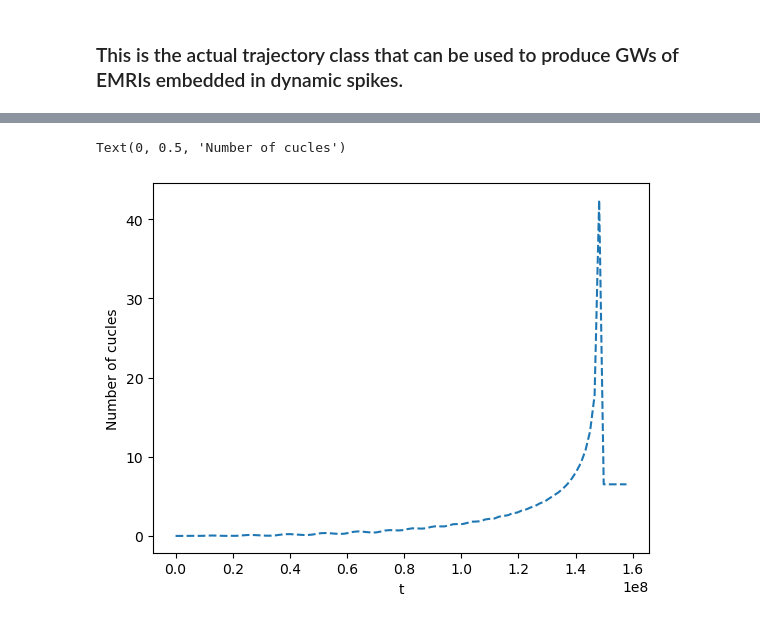
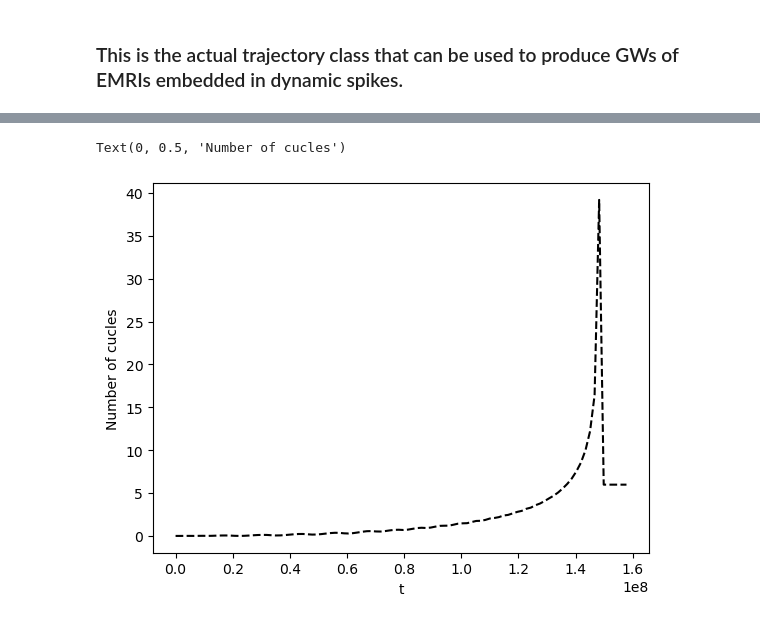
Before and after one commit to IsminiAndrianou/EMRIs-and-DM-spikes, a Jupyter notebook: trajectory_GW_test_final.ipynb, the cells around one changed output, grey strips where cells are left out. Saved outputs shown, nothing was run; the diff lists cells and outputs as text; code cells hidden in the pictures.

```diff
--- a/trajectory_GW_test_final.ipynb
+++ b/trajectory_GW_test_final.ipynb
@@ -201,7 +567,6 @@ def spike_evolution(p0, e0, t0, p, e, t, M, mu, rho_sp, r_sp, gamma_init, DMS =
     # make sure to use functions of ecc_rel_HaloFeedback.py
 
     # unit conversions
-    #G_N = 4.3021937e-3
     pc_to_km = 3.08567758149137e13
 
     SPEED_CUT = True
@@ -235,9 +600,9 @@ def spike_evolution(p0, e0, t0, p, e, t, M, mu, rho_sp, r_sp, gamma_init, DMS =
     elif N_orb >= 1000 and N_orb < 10000:
         orbits_per_step = 100
     elif N_orb >= 100 and N_orb < 1000:
-        orbits_per_step = 50
+        orbits_per_step = 10
     else:
-        orbits_per_step = 10
+        orbits_per_step = 1
 
     N_step = int(N_orb / orbits_per_step)
 
@@ -303,8 +668,27 @@ def spike_evolution(p0, e0, t0, p, e, t, M, mu, rho_sp, r_sp, gamma_init, DMS =
 
     r_apo = r_list[r_apo_ind]
     rho_apo_init = rho_list[0, r_apo_ind]
+    print('rho_apo_init = ', rho_apo_init)
     rho_apo_evol = rho_list[-2, r_apo_ind]
+    print('rho_apo_evol = ', rho_apo_evol)
+    drho = np.abs(rho_apo_init-rho_apo_evol)
 
-    gamma_evol = np.log(rho_apo_evol/rho_apo_init) / np.log(r_sp/r_apo) + gamma_init
+    gamma_temp = (np.log((r_sp/r_apo)**gamma_init - (drho/rho_sp))) / (np.log(r_sp/r_apo))
+    dgamma = ((drho / (rho_sp * gamma_init)) * (r_sp / r_apo)**(1 - gamma_init))
+
+    gamma_evol = np.log(rho_apo_evol/rho_sp) / np.log(r_sp/r_apo)
+    if gamma_evol <= 1:
+        gamma_evol = 1.00000001
+
+    # gamma_evol = gamma_init / gamma_temp
+    # gamma_evol = dgamma / np.abs(gamma_init - gamma_temp)
+    print('gamma_evol', gamma_evol)
+
+    # gamma_evol = (np.log((r_sp/r_apo)**gamma_init - (drho/rho_sp))) / (np.log(r_sp/r_apo))
+    # gamma_evol = gamma_init - np.log((1 + (drho / rho_apo_evol)) / (r_sp/r_apo))
+    # gamma_evol = np.log(rho_apo_evol/rho_apo_init) / np.log(r_sp/r_apo) + gamma_init
+
+    rho_apo_gamma_evol = rho_sp * (r_sp / r_apo)**gamma_evol
+    print('rho_apo_gamma_evol = ', rho_apo_gamma_evol)
 
     return gamma_evol
@@ -381,7 +701,7 @@ def dLdt_DF_ecc(M, mu, p, e, gamma, rho_sp, r_sp):
 # as in first use for the spike, get plots and then use for GWs
 # this is class object just to hold epsilon as it steps
 # this class is instantiated and then run like the derivative function in the integrator (ex. dydt)
-class DF:
+class DF_evol:
     def __init__(self, epsilon, M, mu, rho_sp, r_sp):
         self.epsilon = epsilon
         self.M = M
@@ -445,14 +765,14 @@ class DF:
 
 
 # this is the actual class that implements a PN trajectory. It uses the PN class in the integrator.
-class DFTrajectory(TrajectoryBase):
+class DF_evol_Trajectory(TrajectoryBase):
 
     # for common interface with *args and **kwargs
     def __init__(self, *args, **kwargs):
         pass
 
     # required by the trajectory base class
-    def get_inspiral(self, M, mu, a, p0, e0, x0, *args, T=1.0, dt=10.0, **kwargs):
+    def get_inspiral(self, M, mu, a, p0, e0, x0, *args, Phi_phi=np.pi, T=1.0, dt=10.0, **kwargs):
 
         # set up quantities and integrator
         y0 = [p0, e0, 0.0, 0.0]
@@ -473,7 +793,7 @@ class DFTrajectory(TrajectoryBase):
         gamma_init = args[0]
 
 
-        rhs = DF(epsilon, M, mu, rho_sp, r_sp)
+        rhs = DF_evol(epsilon, M, mu, rho_sp, r_sp)
         rhs.gamma_evol = gamma_init
 
         # the tolerance is important!
@@ -530,7 +850,7 @@ class DFTrajectory(TrajectoryBase):
         return (t, p, e, x, Phi_phi, Phi_theta, Phi_r)
 
 
-traj = DFTrajectory()
+traj = DF_evol_Trajectory()
 # %%
 # testing the trajectory
 M = 1e5 # M_sun
@@ -666,13 +998,13 @@ Text(0, 0.5, 'p')
 # %%
 plt.figure()
 # the time is store in the spline
-plt.plot(newt, np.abs(spline(newt)[3]-spline_s(newt)[3])/(2*np.pi),'--')
+plt.plot(newt, np.abs(spline(newt)[4]-spline_s(newt)[4])/(2*np.pi),'--', color='k')
 plt.xlabel('t')
 plt.ylabel('Number of cucles')
 # should be fig 5 https://arxiv.org/pdf/2211.01362.pdf
 # %% [output]
 Text(0, 0.5, 'Number of cucles')
-[figure, old version]
+[figure, new version]
 # %%
 # omega = p**(-3/2)
 # no spike
```
Also changed, not shown: parts of 37 cells of this notebook.
